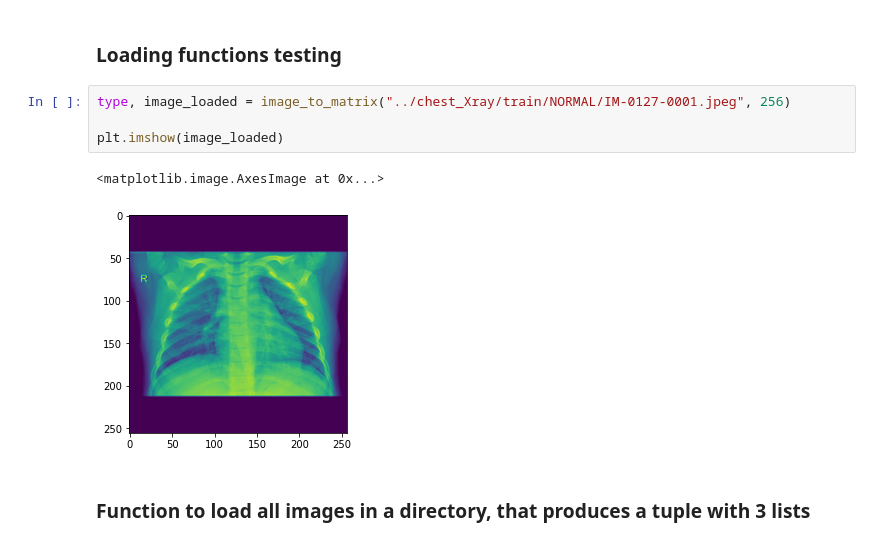
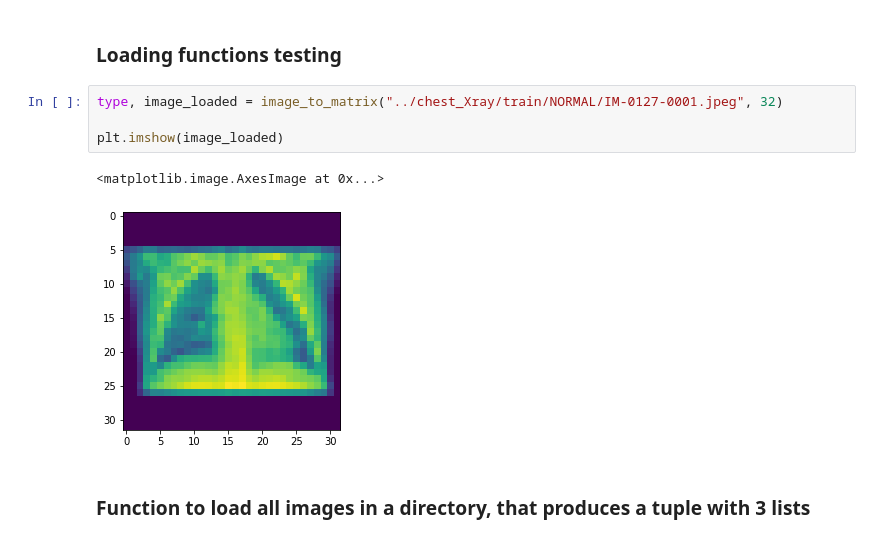
Before and after one commit to gabrielhamel/pneumonia-detection, a Jupyter notebook: notebooks/dataset.ipynb, the cells around one changed output. Drawn from its saved outputs; the diff is of its cells as text.

```diff
--- a/notebooks/dataset.ipynb
+++ b/notebooks/dataset.ipynb
@@ -43,12 +43,12 @@ def image_to_matrix(path, size):
 # %% [markdown]
 ### Loading functions testing
 # %%
-type, image_loaded = image_to_matrix("../chest_Xray/train/NORMAL/IM-0127-0001.jpeg", 256)
+type, image_loaded = image_to_matrix("../chest_Xray/train/NORMAL/IM-0127-0001.jpeg", 32)
 
 plt.imshow(image_loaded)
 # %% [output]
 <matplotlib.image.AxesImage at 0x...>
-[figure, old version]
+[figure, new version]
 # %% [markdown]
 ### Function to load all images in a directory, that produces a tuple with 3 lists
 # %%
```
Also changed, not shown: parts of 1 cell of this notebook, 5 other files.
